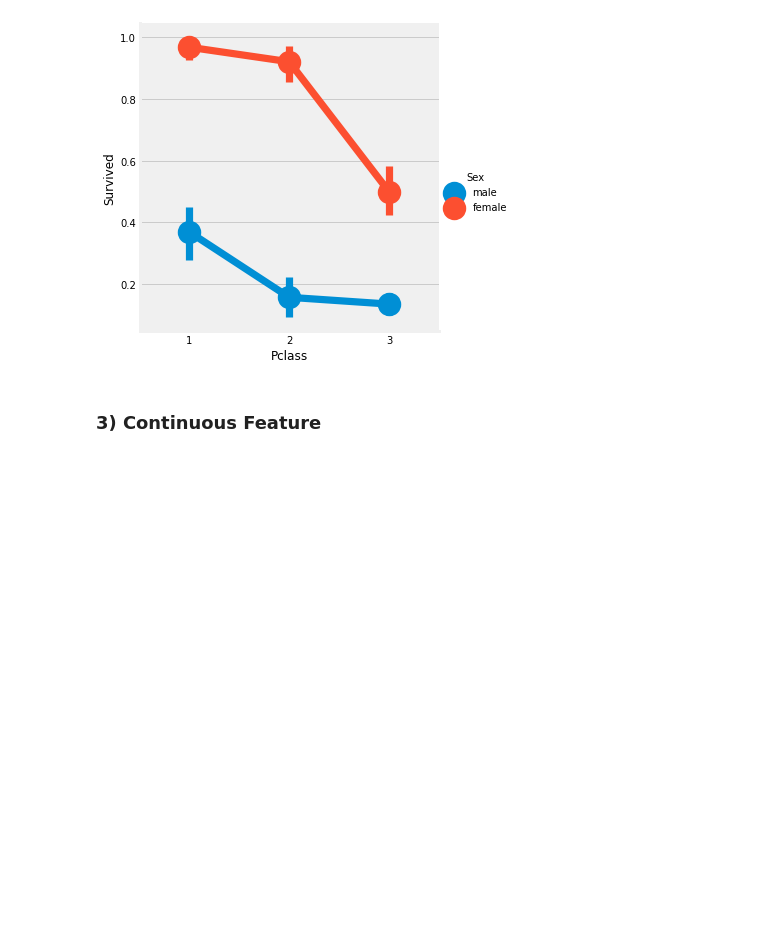
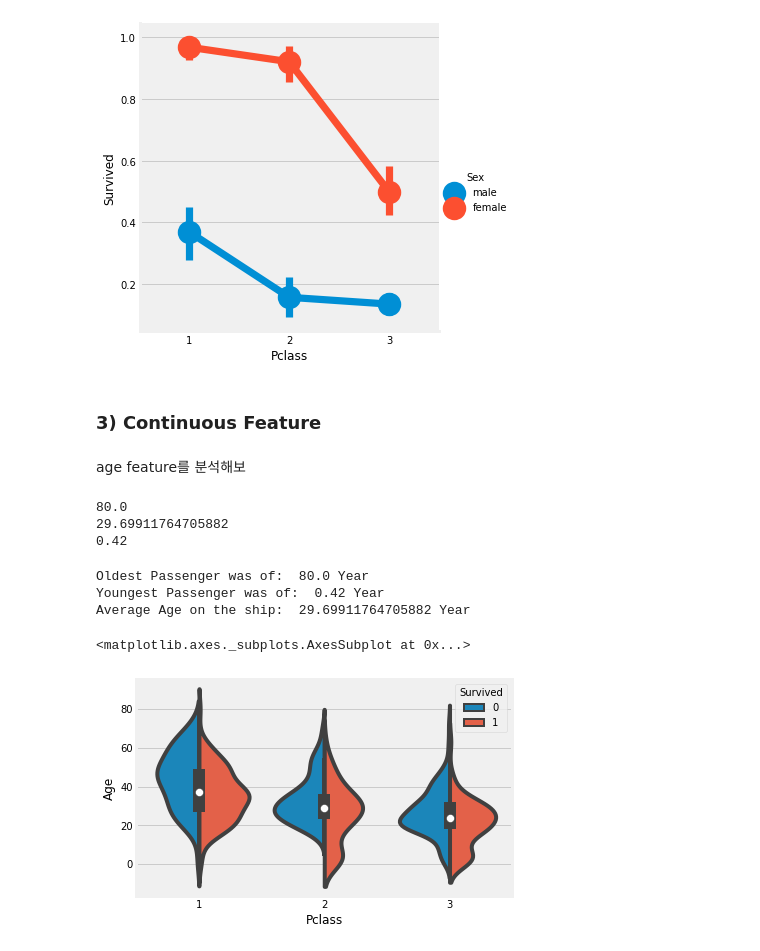
Before and after one commit to Steve-YJ/Explore-Kaggle, a Jupyter notebook: 01_Classification_Titanic.ipynb, the cells around one changed output. Saved outputs shown, nothing was run; the diff lists cells and outputs as text; code cells hidden in the pictures; blank space fills up the shorter version.

```diff
--- a/01_Classification_Titanic.ipynb
+++ b/01_Classification_Titanic.ipynb
@@ -334,3 +334,26 @@ plt.show()
 [figure]
 # %% [markdown]
 ### 3) Continuous Feature
+# %% [markdown]
+age feature를 분석해보
+# %%
+print(data.Age.max())
+print(data.Age.mean())
+print(data.Age.min())
+# %% [output]
+80.0
+29.69911764705882
+0.42
+# %%
+print('Oldest Passenger was of: ', data['Age'].max(), 'Year')
+print('Youngest Passenger was of: ', data['Age'].min(), 'Year')
+print('Average Age on the ship: ', data['Age'].mean(), 'Year')
+# %% [output]
+Oldest Passenger was of:  80.0 Year
+Youngest Passenger was of:  0.42 Year
+Average Age on the ship:  29.69911764705882 Year
+# %%
+sns.violinplot('Pclass', 'Age', hue='Survived', data=data, split=True)
+# %% [output]
+<matplotlib.axes._subplots.AxesSubplot at 0x...>
+[figure, added]
```
Also changed, not shown: parts of 15 cells of this notebook.
